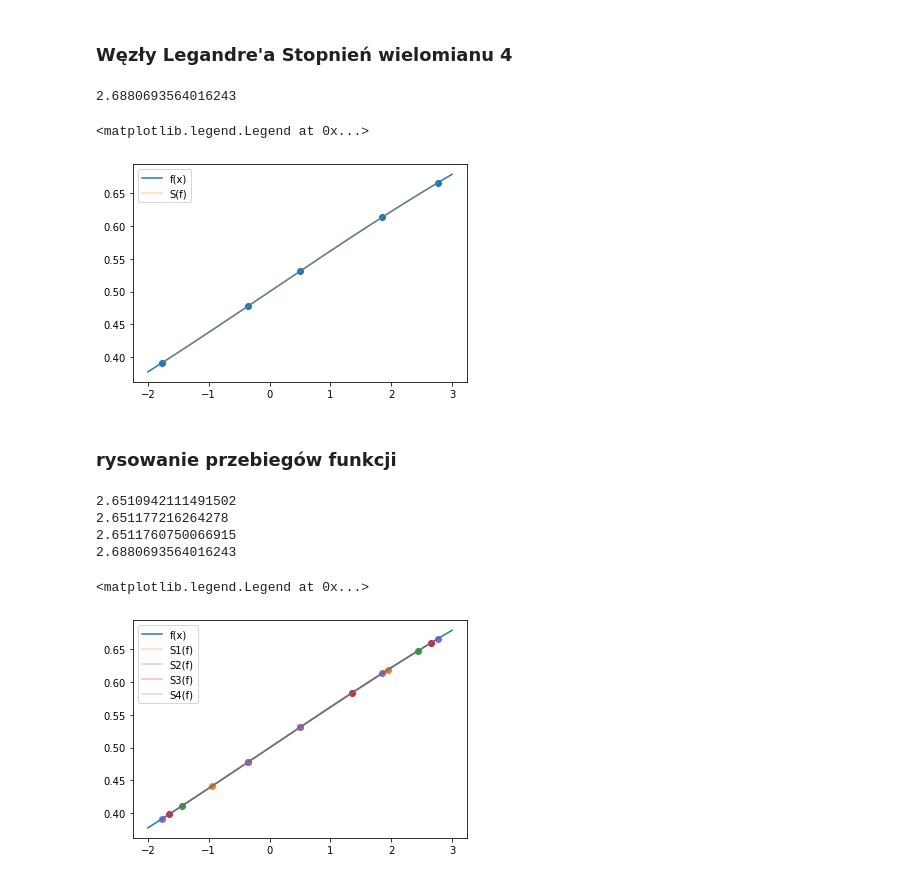
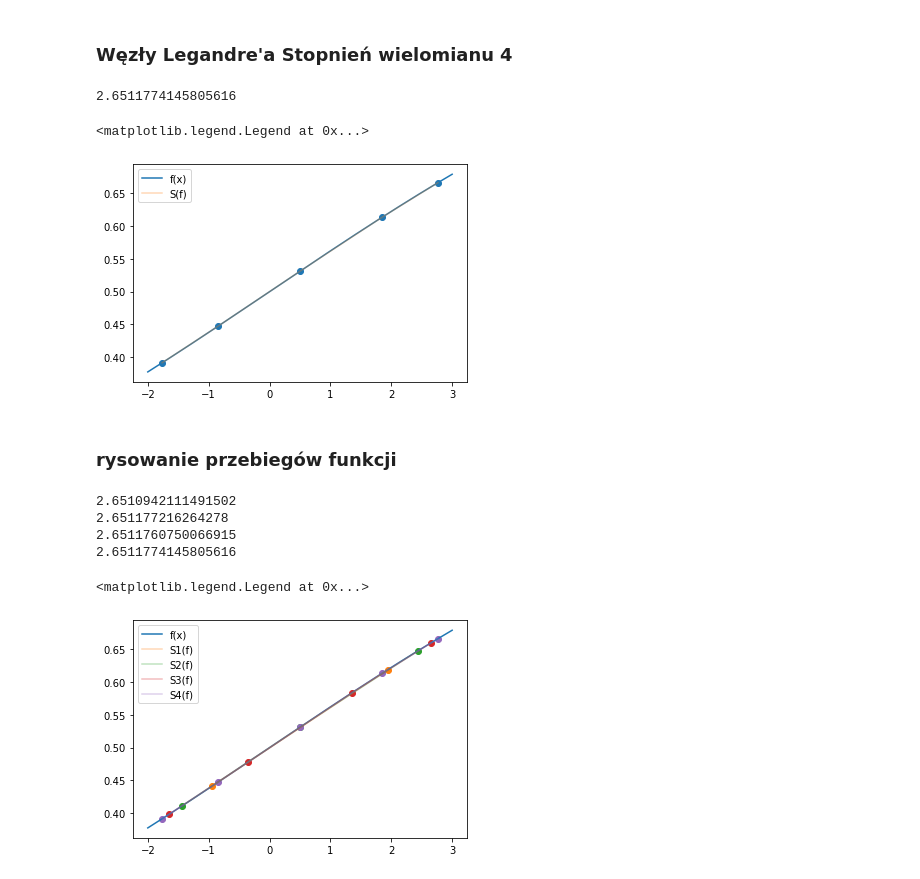
Before and after one commit to pabramowska/Numerical_Methods, a Jupyter notebook: Zadanie_11.ipynb, the cells around one changed output. Drawn from its saved outputs; the diff is of its cells as text; code cells hidden in the pictures.

```diff
--- a/Zadanie_11.ipynb
+++ b/Zadanie_11.ipynb
@@ -67,15 +67,15 @@ plt.legend(['f(x)', 'S(f)'])
 # %% [markdown]
 ### Węzły Legandre'a Stopnień wielomianu 4
 # %%
-t4 = np.array([-0.906180, -0.339981, 0, 0.538469, 0.906180])
+t4 = np.array([-0.906180, -0.538469, 0, 0.538469, 0.906180])
 A4 = np.array([0.236927, 0.478629, 0.568889, 0.478629, 0.236927])
 plt.plot(x,y)
 S(t4,A4)
 plt.legend(['f(x)', 'S(f)'])
 # %% [output]
-2.6880693564016243
+2.6511774145805616
 <matplotlib.legend.Legend at 0x...>
-[figure, old version]
+[figure, new version]
 # %% [markdown]
 ### rysowanie przebiegów funkcji
 # %%
@@ -90,6 +90,6 @@ plt.legend(['f(x)', 'S1(f)','S2(f)','S3(f)','S4(f)'])
 2.6510942111491502
 2.651177216264278
 2.6511760750066915
-2.6880693564016243
+2.6511774145805616
 <matplotlib.legend.Legend at 0x...>
-[figure, old version]
+[figure, new version]
```
